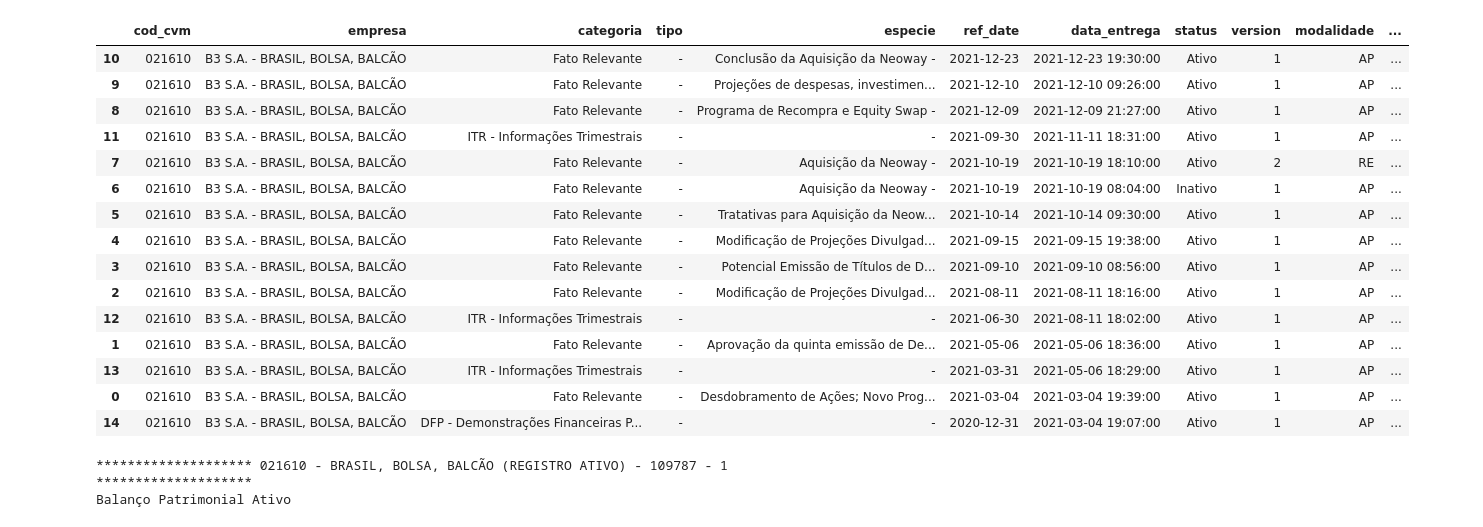
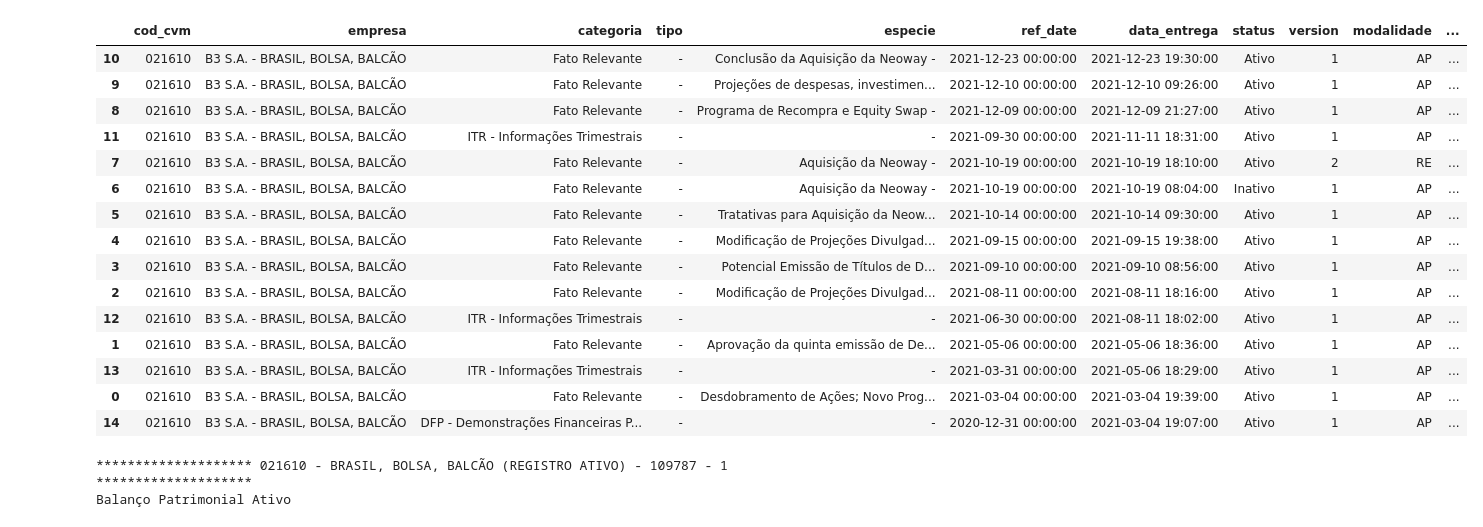
Before and after one commit to eudesrodrigo/brFinance, a Jupyter notebook: simple.ipynb, the cells around one changed output. Cells and saved outputs as stored; diff of their text form; code cells hidden in the pictures.

```diff
--- a/simple.ipynb
+++ b/simple.ipynb
@@ -54,34 +64,38 @@ display(categories)
 # %%
 # Realizando busca por Empresa
 start_date = date(2021, 1, 1)
-end_dt = date.today()
-cvm_codes_list = ['21610'] # B3
-category = ["EST_4", "EST_3", "IPE_4_-1_-1"] # Códigos de categoria para DFP, ITR e fatos relevantes
+end_date = date.today()
+cvm_codes_list = [21610] # B3
+category = ["EST_3","EST_4","IPE_4_-1_-1"] # Códigos de categoria para DFP, ITR e fatos relevantes
 last_ref_date = False # Se "True" retorna apenas o último report no intervalo de datas
+participant_type = [1] # Companhia aberta
+
 search_result = cvm_httpclient.get_consulta_externa_cvm_results(
     start_date=start_date,
-    end_date=end_dt,
+    end_date=end_date,
     cod_cvm=cvm_codes_list,
+    participant_type=participant_type,
     category=category,
-    last_ref_date=last_ref_date)
+    last_ref_date=last_ref_date
+    )
 display(search_result)
 # %% [output]
 |  | cod_cvm | empresa | categoria | tipo | especie | ref_date | data_entrega | status | version | modalidade | ... |
-| 10 | 021610 | B3 S.A. - BRASIL, BOLSA, BALCÃO | Fato Relevante | - | Conclusão da Aquisição da Neoway - | 2021-12-23 | 2021-12-23 19:30:00 | Ativo | 1 | AP | ... |
-| 9 | 021610 | B3 S.A. - BRASIL, BOLSA, BALCÃO | Fato Relevante | - | Projeções de despesas, investimen... | 2021-12-10 | 2021-12-10 09:26:00 | Ativo | 1 | AP | ... |
-| 8 | 021610 | B3 S.A. - BRASIL, BOLSA, BALCÃO | Fato Relevante | - | Programa de Recompra e Equity Swap - | 2021-12-09 | 2021-12-09 21:27:00 | Ativo | 1 | AP | ... |
-| 11 | 021610 | B3 S.A. - BRASIL, BOLSA, BALCÃO | ITR - Informações Trimestrais | - | - | 2021-09-30 | 2021-11-11 18:31:00 | Ativo | 1 | AP | ... |
-| 7 | 021610 | B3 S.A. - BRASIL, BOLSA, BALCÃO | Fato Relevante | - | Aquisição da Neoway - | 2021-10-19 | 2021-10-19 18:10:00 | Ativo | 2 | RE | ... |
-| 6 | 021610 | B3 S.A. - BRASIL, BOLSA, BALCÃO | Fato Relevante | - | Aquisição da Neoway - | 2021-10-19 | 2021-10-19 08:04:00 | Inativo | 1 | AP | ... |
-| 5 | 021610 | B3 S.A. - BRASIL, BOLSA, BALCÃO | Fato Relevante | - | Tratativas para Aquisição da Neow... | 2021-10-14 | 2021-10-14 09:30:00 | Ativo | 1 | AP | ... |
-| 4 | 021610 | B3 S.A. - BRASIL, BOLSA, BALCÃO | Fato Relevante | - | Modificação de Projeções Divulgad... | 2021-09-15 | 2021-09-15 19:38:00 | Ativo | 1 | AP | ... |
-| 3 | 021610 | B3 S.A. - BRASIL, BOLSA, BALCÃO | Fato Relevante | - | Potencial Emissão de Títulos de D... | 2021-09-10 | 2021-09-10 08:56:00 | Ativo | 1 | AP | ... |
-| 2 | 021610 | B3 S.A. - BRASIL, BOLSA, BALCÃO | Fato Relevante | - | Modificação de Projeções Divulgad... | 2021-08-11 | 2021-08-11 18:16:00 | Ativo | 1 | AP | ... |
-| 12 | 021610 | B3 S.A. - BRASIL, BOLSA, BALCÃO | ITR - Informações Trimestrais | - | - | 2021-06-30 | 2021-08-11 18:02:00 | Ativo | 1 | AP | ... |
-| 1 | 021610 | B3 S.A. - BRASIL, BOLSA, BALCÃO | Fato Relevante | - | Aprovação da quinta emissão de De... | 2021-05-06 | 2021-05-06 18:36:00 | Ativo | 1 | AP | ... |
-| 13 | 021610 | B3 S.A. - BRASIL, BOLSA, BALCÃO | ITR - Informações Trimestrais | - | - | 2021-03-31 | 2021-05-06 18:29:00 | Ativo | 1 | AP | ... |
-| 0 | 021610 | B3 S.A. - BRASIL, BOLSA, BALCÃO | Fato Relevante | - | Desdobramento de Ações; Novo Prog... | 2021-03-04 | 2021-03-04 19:39:00 | Ativo | 1 | AP | ... |
-| 14 | 021610 | B3 S.A. - BRASIL, BOLSA, BALCÃO | DFP - Demonstrações Financeiras P... | - | - | 2020-12-31 | 2021-03-04 19:07:00 | Ativo | 1 | AP | ... |
+| 10 | 021610 | B3 S.A. - BRASIL, BOLSA, BALCÃO | Fato Relevante | - | Conclusão da Aquisição da Neoway - | 2021-12-23 00:00:00 | 2021-12-23 19:30:00 | Ativo | 1 | AP | ... |
+| 9 | 021610 | B3 S.A. - BRASIL, BOLSA, BALCÃO | Fato Relevante | - | Projeções de despesas, investimen... | 2021-12-10 00:00:00 | 2021-12-10 09:26:00 | Ativo | 1 | AP | ... |
+| 8 | 021610 | B3 S.A. - BRASIL, BOLSA, BALCÃO | Fato Relevante | - | Programa de Recompra e Equity Swap - | 2021-12-09 00:00:00 | 2021-12-09 21:27:00 | Ativo | 1 | AP | ... |
+| 11 | 021610 | B3 S.A. - BRASIL, BOLSA, BALCÃO | ITR - Informações Trimestrais | - | - | 2021-09-30 00:00:00 | 2021-11-11 18:31:00 | Ativo | 1 | AP | ... |
+| 7 | 021610 | B3 S.A. - BRASIL, BOLSA, BALCÃO | Fato Relevante | - | Aquisição da Neoway - | 2021-10-19 00:00:00 | 2021-10-19 18:10:00 | Ativo | 2 | RE | ... |
+| 6 | 021610 | B3 S.A. - BRASIL, BOLSA, BALCÃO | Fato Relevante | - | Aquisição da Neoway - | 2021-10-19 00:00:00 | 2021-10-19 08:04:00 | Inativo | 1 | AP | ... |
+| 5 | 021610 | B3 S.A. - BRASIL, BOLSA, BALCÃO | Fato Relevante | - | Tratativas para Aquisição da Neow... | 2021-10-14 00:00:00 | 2021-10-14 09:30:00 | Ativo | 1 | AP | ... |
+| 4 | 021610 | B3 S.A. - BRASIL, BOLSA, BALCÃO | Fato Relevante | - | Modificação de Projeções Divulgad... | 2021-09-15 00:00:00 | 2021-09-15 19:38:00 | Ativo | 1 | AP | ... |
+| 3 | 021610 | B3 S.A. - BRASIL, BOLSA, BALCÃO | Fato Relevante | - | Potencial Emissão de Títulos de D... | 2021-09-10 00:00:00 | 2021-09-10 08:56:00 | Ativo | 1 | AP | ... |
+| 2 | 021610 | B3 S.A. - BRASIL, BOLSA, BALCÃO | Fato Relevante | - | Modificação de Projeções Divulgad... | 2021-08-11 00:00:00 | 2021-08-11 18:16:00 | Ativo | 1 | AP | ... |
+| 12 | 021610 | B3 S.A. - BRASIL, BOLSA, BALCÃO | ITR - Informações Trimestrais | - | - | 2021-06-30 00:00:00 | 2021-08-11 18:02:00 | Ativo | 1 | AP | ... |
+| 1 | 021610 | B3 S.A. - BRASIL, BOLSA, BALCÃO | Fato Relevante | - | Aprovação da quinta emissão de De... | 2021-05-06 00:00:00 | 2021-05-06 18:36:00 | Ativo | 1 | AP | ... |
+| 13 | 021610 | B3 S.A. - BRASIL, BOLSA, BALCÃO | ITR - Informações Trimestrais | - | - | 2021-03-31 00:00:00 | 2021-05-06 18:29:00 | Ativo | 1 | AP | ... |
+| 0 | 021610 | B3 S.A. - BRASIL, BOLSA, BALCÃO | Fato Relevante | - | Desdobramento de Ações; Novo Prog... | 2021-03-04 00:00:00 | 2021-03-04 19:39:00 | Ativo | 1 | AP | ... |
+| 14 | 021610 | B3 S.A. - BRASIL, BOLSA, BALCÃO | DFP - Demonstrações Financeiras P... | - | - | 2020-12-31 00:00:00 | 2021-03-04 19:07:00 | Ativo | 1 | AP | ... |
 # %%
 # Obter demonstrativos
 
```
Also changed, not shown: parts of 1 cell of this notebook, 4 other files.
